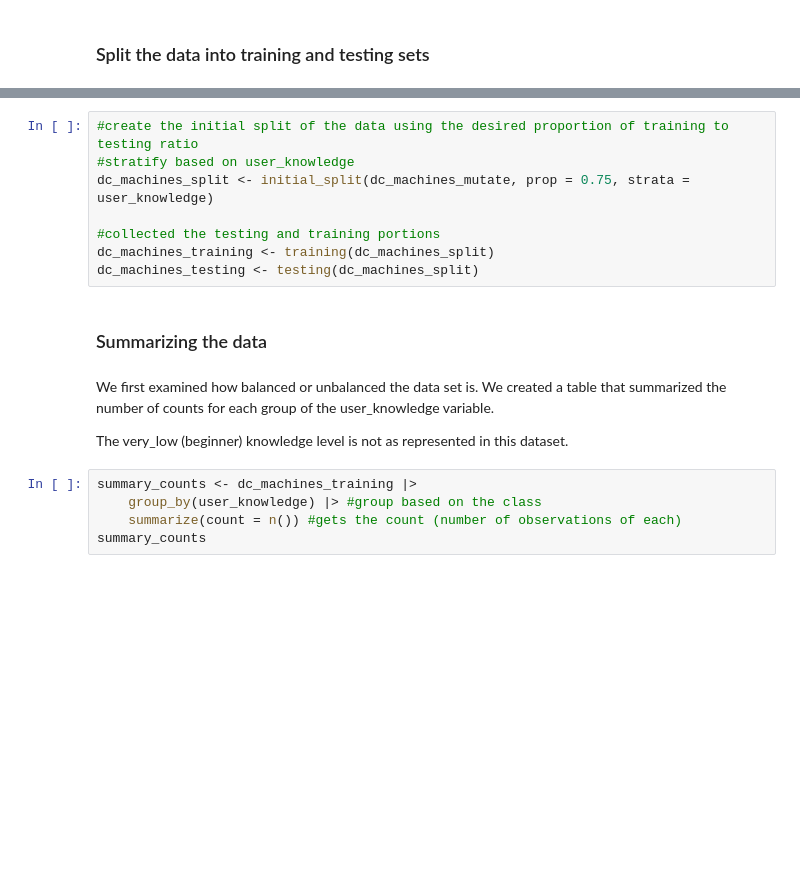
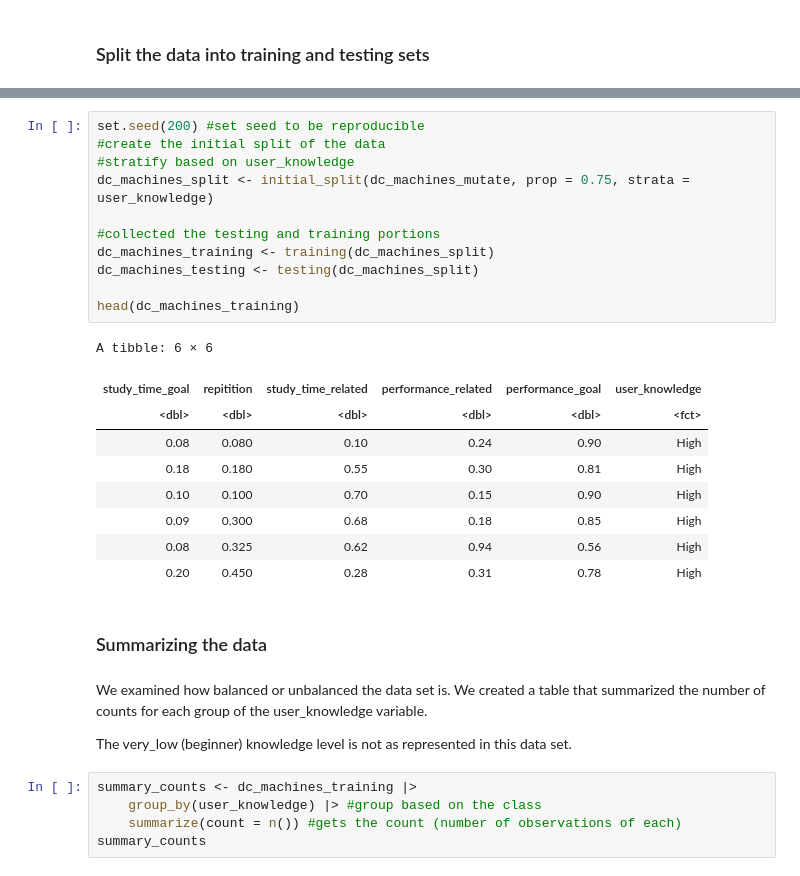
Before and after one commit to afellhauer/DSCI_Group_Project, a Jupyter notebook: learning_dc_machines.ipynb, the cells around one changed output, grey strips where cells are left out. Saved outputs shown, nothing was run; the diff lists cells and outputs as text; blank space fills up the shorter version.

```diff
--- a/learning_dc_machines.ipynb
+++ b/learning_dc_machines.ipynb
@@ -110,17 +128,30 @@ We decided to use a proportion of 0.75 for the training to testing ratio. We als
 # %%
-#create the initial split of the data using the desired proportion of training to testing ratio
+set.seed(200) #set seed to be reproducible
+#create the initial split of the data
 #stratify based on user_knowledge
 dc_machines_split <- initial_split(dc_machines_mutate, prop = 0.75, strata = user_knowledge)
 
 #collected the testing and training portions
 dc_machines_training <- training(dc_machines_split)
 dc_machines_testing <- testing(dc_machines_split)
+
+head(dc_machines_training)
+# %% [output]
+A tibble: 6 × 6
+| study_time_goal | repitition | study_time_related | performance_related | performance_goal | user_knowledge |
+| <dbl> | <dbl> | <dbl> | <dbl> | <dbl> | <fct> |
+| 0.08 | 0.080 | 0.10 | 0.24 | 0.90 | High |
+| 0.18 | 0.180 | 0.55 | 0.30 | 0.81 | High |
+| 0.10 | 0.100 | 0.70 | 0.15 | 0.90 | High |
+| 0.09 | 0.300 | 0.68 | 0.18 | 0.85 | High |
+| 0.08 | 0.325 | 0.62 | 0.94 | 0.56 | High |
+| 0.20 | 0.450 | 0.28 | 0.31 | 0.78 | High |
 # %% [markdown]
 ### Summarizing the data
 # %% [markdown]
-We first examined how balanced or unbalanced the data set is. We created a table that summarized the number of counts for each group of the user_knowledge variable.
+We examined how balanced or unbalanced the data set is. We created a table that summarized the number of counts for each group of the user_knowledge variable.
 
-The very_low (beginner) knowledge level is not as represented in this dataset.
+The very_low (beginner) knowledge level is not as represented in this data set.
 # %%
 summary_counts <- dc_machines_training |>
     group_by(user_knowledge) |> #group based on the class
```
Also changed, not shown: parts of 26 cells of this notebook, 2 other files.
